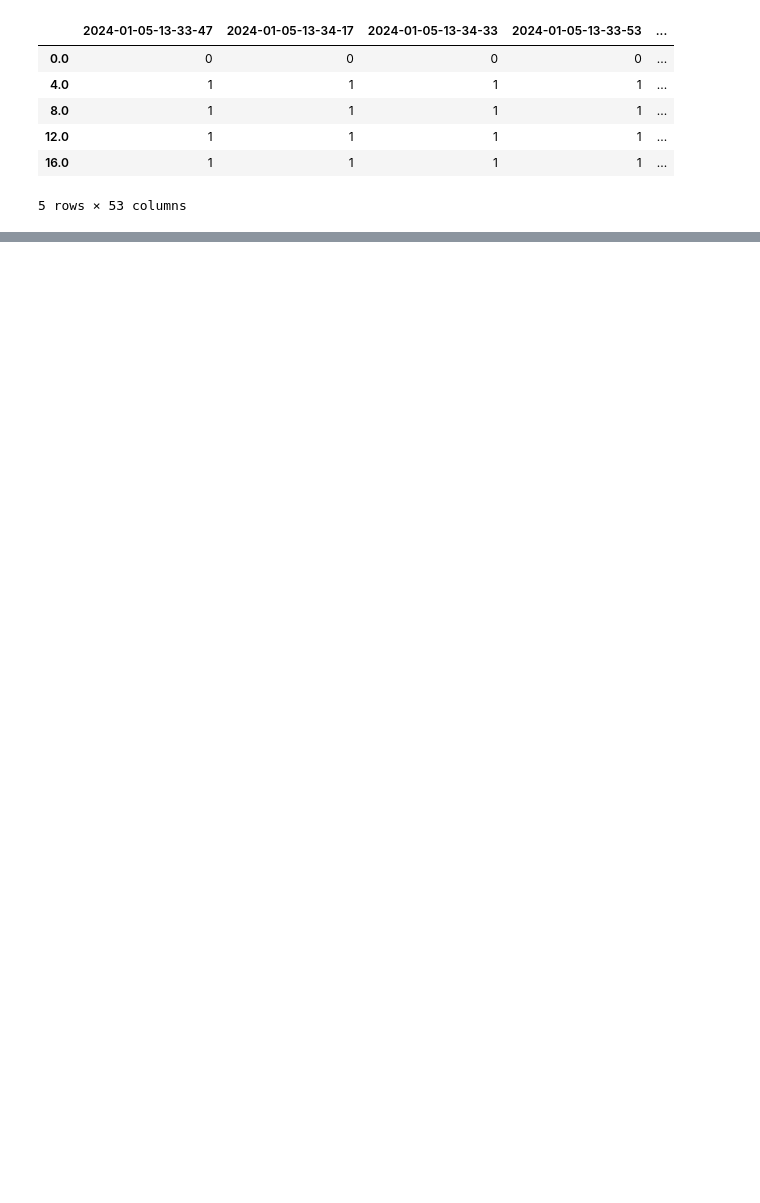
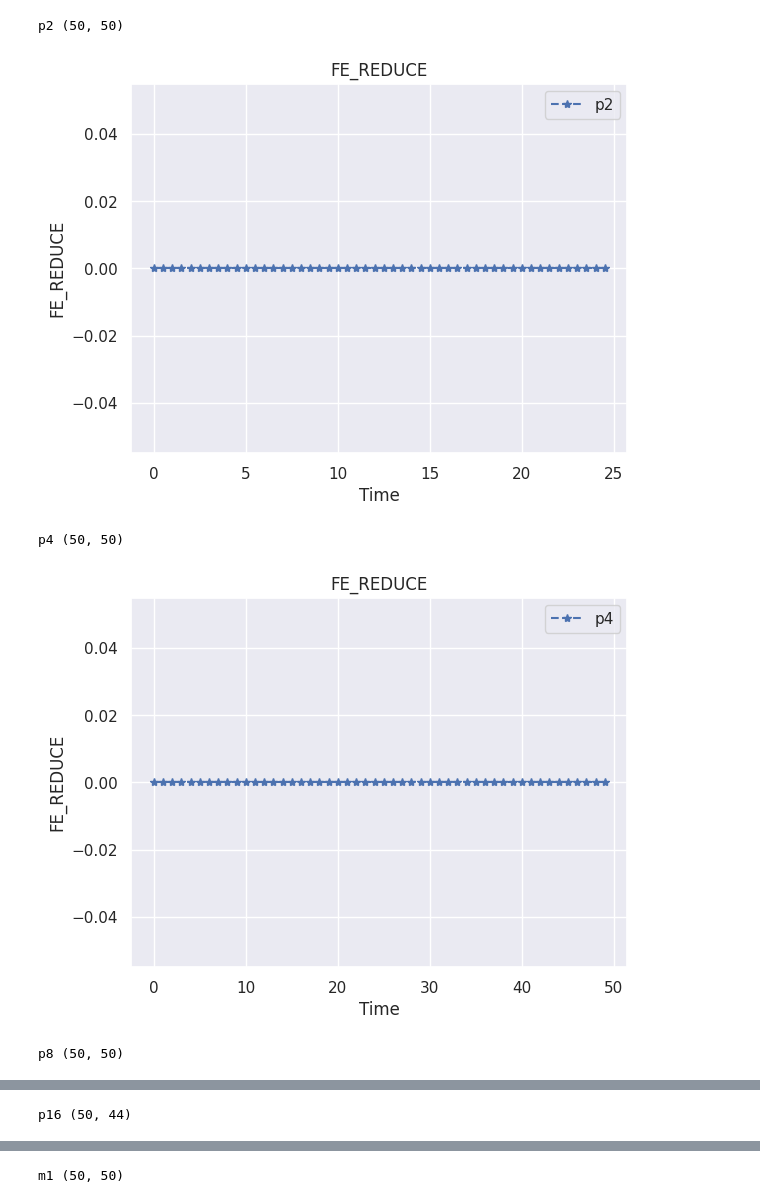
Before and after one commit to nnnpooh/pfc-ml, a Jupyter notebook: T06 - Paper/s8_visualize_fe_reduce.ipynb, the cells around one changed output, grey strips where cells are left out. Saved outputs shown, nothing was run; the diff lists cells and outputs as text; code cells hidden in the pictures; blank space fills up the shorter version.

```diff
--- a/T06 - Paper/s8_visualize_fe_reduce.ipynb
+++ b/T06 - Paper/s8_visualize_fe_reduce.ipynb
@@ -9,24 +7,6 @@ from utilsVisualize import getModelData
 # %%
 mode = "TEST"
-# modelNames = ["p2", "p4", "p8", "p16", "m1", "m2", "m4", "m8", "m16", "m32"]
-modelNames = ["m16"]
+modelNames = ["p2", "p4", "p8", "p16", "m1", "m2", "m4", "m8", "m16", "m32"]
+# modelNames = ["m16"]
+visualizeMode = "FE_REDUCE"
+cutoffRow = 50
-# %%
-cutoffRow = None
-dfLongArray = []
-for modelName in modelNames:
-    df, dfLong, dfWide = getModelData(
-        modelName, mode, visualizeMode="FE_REDUCE", cutoffRow=cutoffRow
-    )
-
-
-# dfLongAppended = pd.concat(dfLongArray)
-# %%
-dfWide.head()
-# %% [output]
-|  | 2024-01-05-13-33-47 | 2024-01-05-13-34-17 | 2024-01-05-13-34-33 | 2024-01-05-13-33-53 | ... |
-| 0.0 | 0 | 0 | 0 | 0 | ... |
-| 4.0 | 1 | 1 | 1 | 1 | ... |
-| 8.0 | 1 | 1 | 1 | 1 | ... |
-| 12.0 | 1 | 1 | 1 | 1 | ... |
-| 16.0 | 1 | 1 | 1 | 1 | ... |
-5 rows × 53 columns
@@ -34,0 +13,28 @@ dfWide.head()
+# %%
+dfLongArray = []
+for modelName in modelNames:
+    df, dfLong, dfWide = getModelDataReduce(
+        modelName, mode, visualizeMode=visualizeMode, cutoffRow=cutoffRow
+    )
+    print(modelName, df.shape)
+    dfLongArray.append(dfLong)
+
+    sns.set_theme()
+    fig, ax = plt.subplots()
+    xp = dfWide.index.values
+    yp = dfWide["frac"].values
+
+    ax.plot(xp, yp, "--*", label=modelName)
+    ax.set_title(visualizeMode)
+    ax.set_xlabel("Time")
+    ax.set_ylabel(visualizeMode)
+    plt.legend()
+    plt.show()
+
+dfLongAppended = pd.concat(dfLongArray)
+# %% [output]
+p2 (50, 50)
+[figure, added]
+p4 (50, 50)
+[figure, added]
+p8 (50, 50)
@@ -34,0 +42 @@ dfWide.head()
+p16 (50, 44)
@@ -34,0 +44 @@ dfWide.head()
+m1 (50, 50)
```
Also changed, not shown: parts of 5 cells of this notebook, 8 other files.
